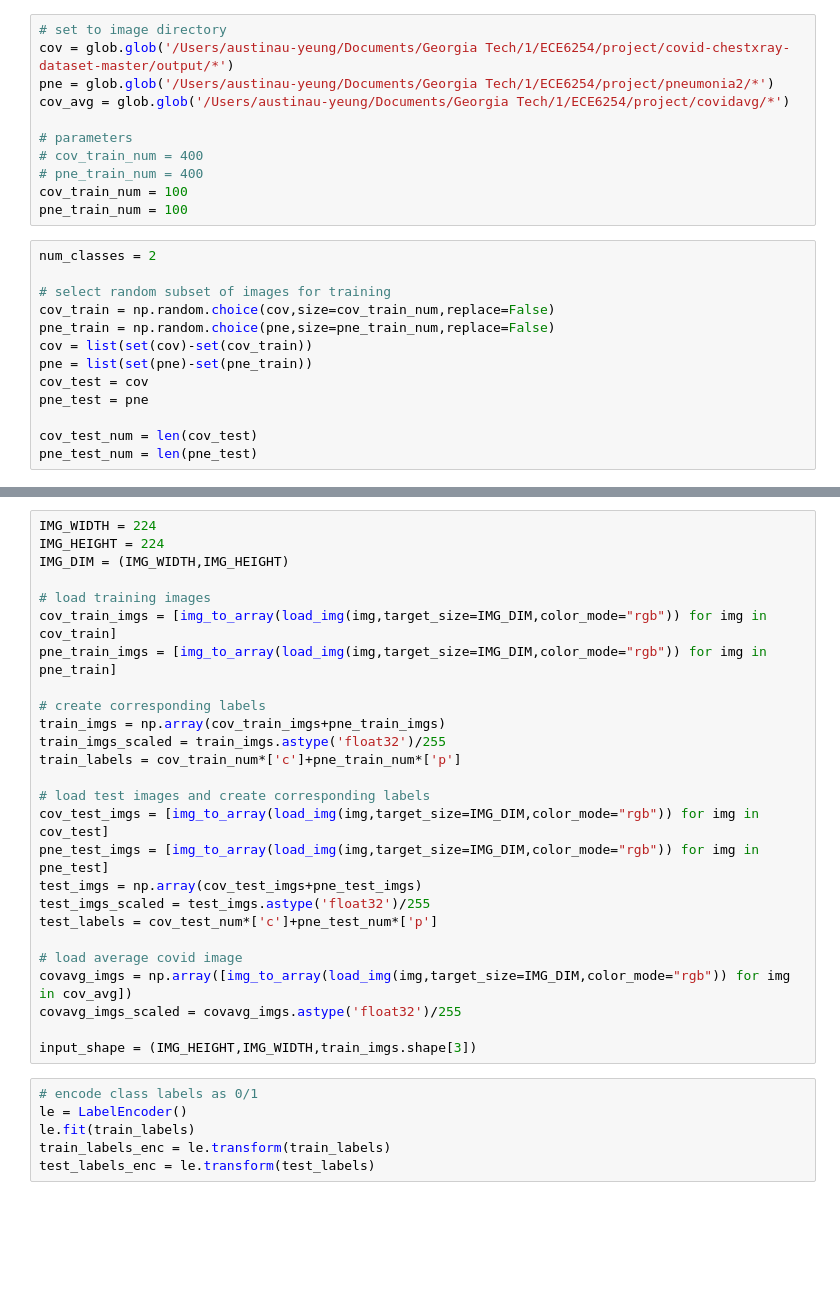
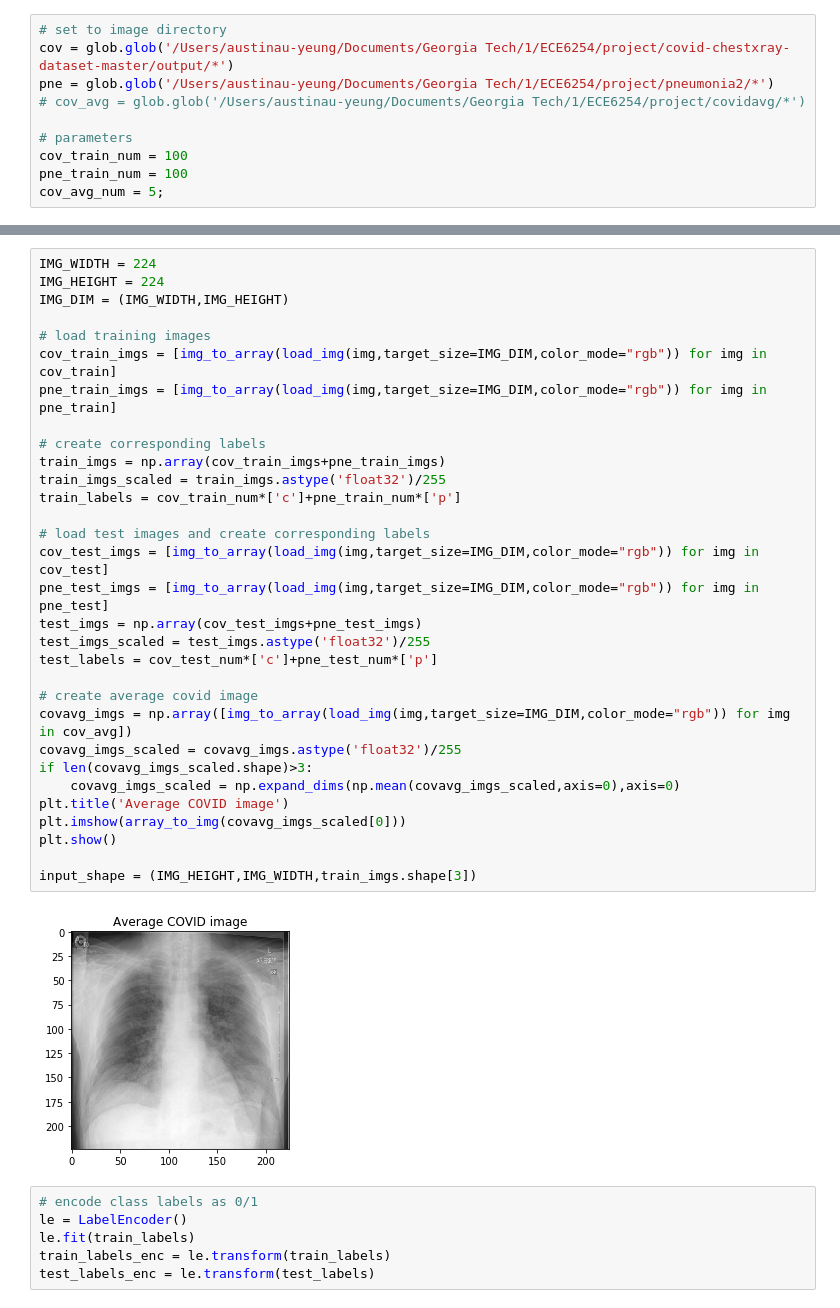
Before and after one commit to austinauyeung/covid-classifier, a Jupyter notebook: siamese/siamese_vgg.ipynb, the cells around one changed output, grey strips where cells are left out. Drawn from its saved outputs; the diff is of its cells as text; blank space fills up the shorter version.

```diff
--- a/siamese/siamese_vgg.ipynb
+++ b/siamese/siamese_vgg.ipynb
@@ -22,23 +22,9 @@ Using TensorFlow backend.
 # set to image directory
 cov = glob.glob('/Users/austinau-yeung/Documents/Georgia Tech/1/ECE6254/project/covid-chestxray-dataset-master/output/*')
 pne = glob.glob('/Users/austinau-yeung/Documents/Georgia Tech/1/ECE6254/project/pneumonia2/*')
-cov_avg = glob.glob('/Users/austinau-yeung/Documents/Georgia Tech/1/ECE6254/project/covidavg/*')
+# cov_avg = glob.glob('/Users/austinau-yeung/Documents/Georgia Tech/1/ECE6254/project/covidavg/*')
 
 # parameters
-# cov_train_num = 400
-# pne_train_num = 400
 cov_train_num = 100
 pne_train_num = 100
+cov_avg_num = 5;
-# %%
-num_classes = 2
-
-# select random subset of images for training
-cov_train = np.random.choice(cov,size=cov_train_num,replace=False)
-pne_train = np.random.choice(pne,size=pne_train_num,replace=False)
-cov = list(set(cov)-set(cov_train))
-pne = list(set(pne)-set(pne_train))
-cov_test = cov
-pne_test = pne
-
-cov_test_num = len(cov_test)
-pne_test_num = len(pne_test)
@@ -45,29 +97,36 @@ pne_test_num = len(pne_test)
 # %%
 IMG_WIDTH = 224
 IMG_HEIGHT = 224
 IMG_DIM = (IMG_WIDTH,IMG_HEIGHT)
 
 # load training images
 cov_train_imgs = [img_to_array(load_img(img,target_size=IMG_DIM,color_mode="rgb")) for img in cov_train]
 pne_train_imgs = [img_to_array(load_img(img,target_size=IMG_DIM,color_mode="rgb")) for img in pne_train]
 
 # create corresponding labels
 train_imgs = np.array(cov_train_imgs+pne_train_imgs)
 train_imgs_scaled = train_imgs.astype('float32')/255
 train_labels = cov_train_num*['c']+pne_train_num*['p']
 
 # load test images and create corresponding labels
 cov_test_imgs = [img_to_array(load_img(img,target_size=IMG_DIM,color_mode="rgb")) for img in cov_test]
 pne_test_imgs = [img_to_array(load_img(img,target_size=IMG_DIM,color_mode="rgb")) for img in pne_test]
 test_imgs = np.array(cov_test_imgs+pne_test_imgs)
 test_imgs_scaled = test_imgs.astype('float32')/255
 test_labels = cov_test_num*['c']+pne_test_num*['p']
 
-# load average covid image
+# create average covid image
 covavg_imgs = np.array([img_to_array(load_img(img,target_size=IMG_DIM,color_mode="rgb")) for img in cov_avg])
 covavg_imgs_scaled = covavg_imgs.astype('float32')/255
+if len(covavg_imgs_scaled.shape)>3:
+    covavg_imgs_scaled = np.expand_dims(np.mean(covavg_imgs_scaled,axis=0),axis=0)
+plt.title('Average COVID image')
+plt.imshow(array_to_img(covavg_imgs_scaled[0]))
+plt.show()
 
 input_shape = (IMG_HEIGHT,IMG_WIDTH,train_imgs.shape[3])
+# %% [output]
+[figure, added]
 # %%
 # encode class labels as 0/1
 le = LabelEncoder()
```
Also changed, not shown: parts of 10 cells of this notebook.
